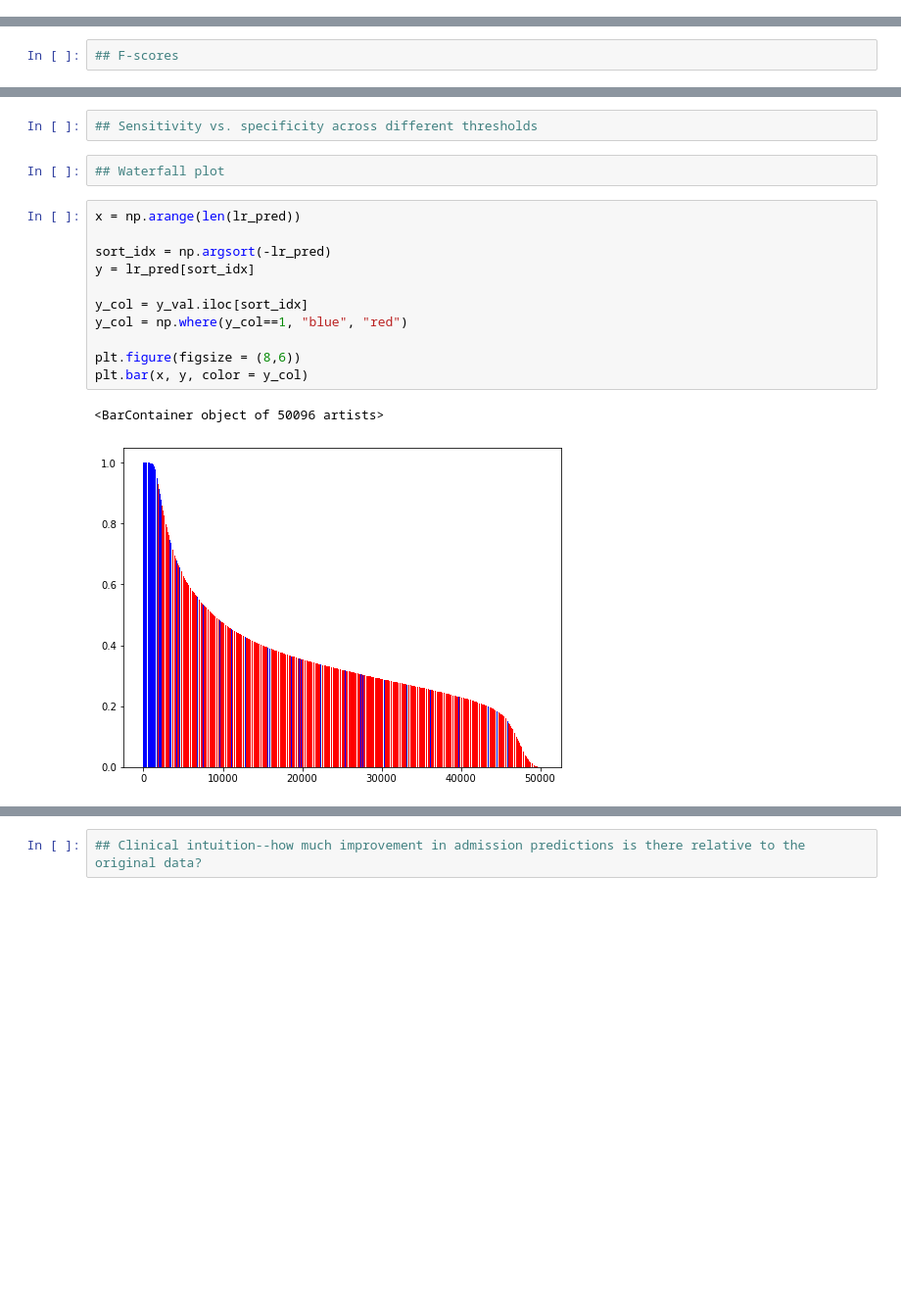
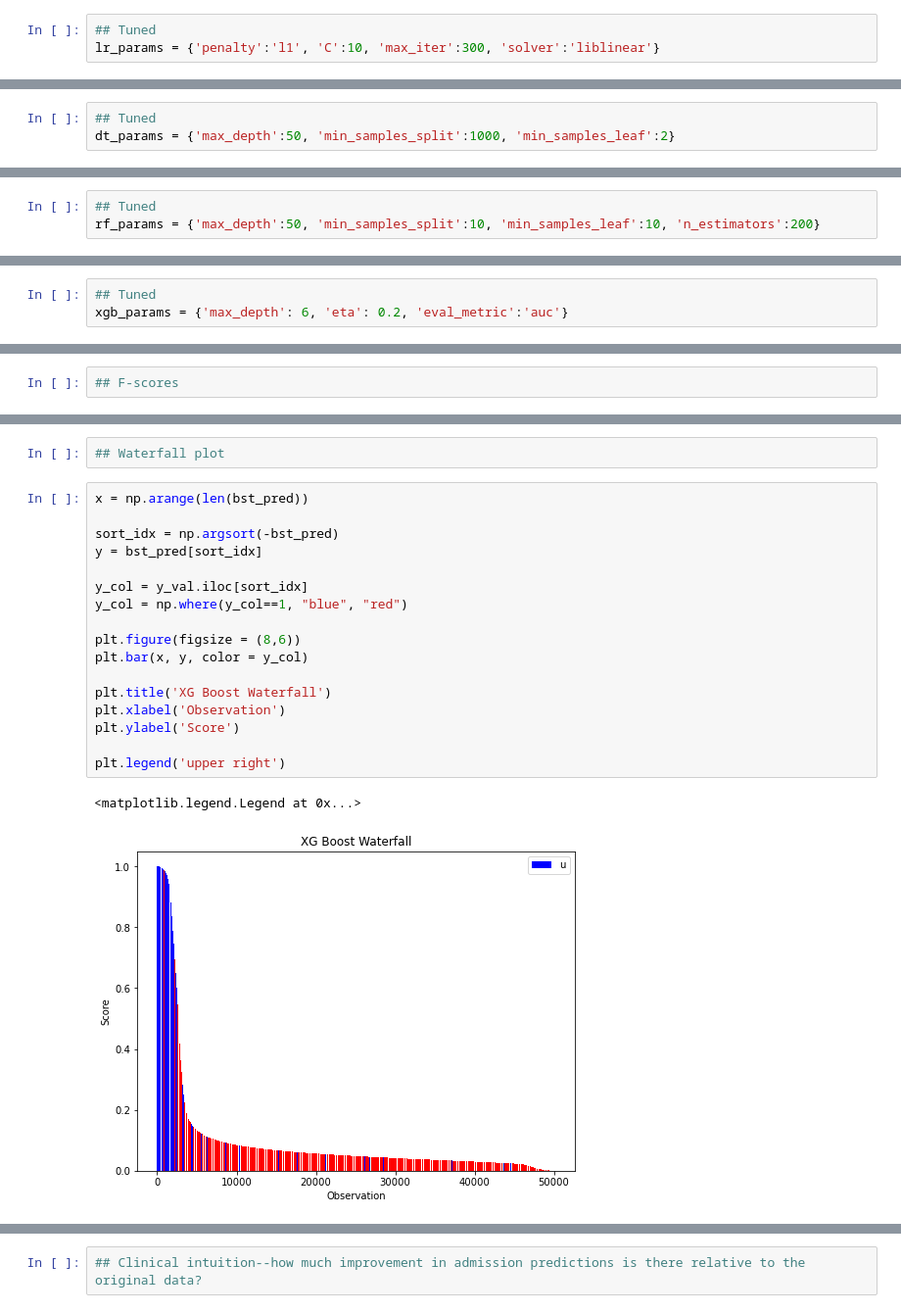
Before and after one commit to sjo302/Capstone, a Jupyter notebook: Notebooks/10_models.ipynb, the cells around one changed output, grey strips where cells are left out. Shown: that part at 98% size. Saved outputs shown, nothing was run; the diff lists cells and outputs as text; blank space fills up the shorter version.

Commit message:
Update figures with tuned models

```diff
--- a/Notebooks/10_models.ipynb
+++ b/Notebooks/10_models.ipynb
@@ -95,3 +84,6 @@ lr_params = {'penalty':'l2', 'C':1.0, 'max_iter':100, 'solver':'liblinear'}
+# %%
+## Tuned
+lr_params = {'penalty':'l1', 'C':10, 'max_iter':300, 'solver':'liblinear'}
 # %% [markdown]
 #### Decision Tree
 # %%
@@ -98,4 +91,7 @@ lr_params = {'penalty':'l2', 'C':1.0, 'max_iter':100, 'solver':'liblinear'}
 dt_params = {'max_depth':None, 'min_samples_split':2, 'min_samples_leaf':1}
+# %%
+## Tuned
+dt_params = {'max_depth':50, 'min_samples_split':1000, 'min_samples_leaf':2}
 # %% [markdown]
 #### Random Forest
 # %%
@@ -102,3 +99,6 @@ dt_params = {'max_depth':None, 'min_samples_split':2, 'min_samples_leaf':1}
 rf_params = {'max_depth':None, 'min_samples_split':2, 'min_samples_leaf':1}
+# %%
+## Tuned
+rf_params = {'max_depth':50, 'min_samples_split':10, 'min_samples_leaf':10, 'n_estimators':200}
 # %% [markdown]
 #### XG Boost
@@ -109,3 +108,6 @@ xgb_params = {'max_depth': 6, 'eta': 0.3, 'eval_metric':'auc'}
+# %%
+## Tuned
+xgb_params = {'max_depth': 6, 'eta': 0.2, 'eval_metric':'auc'}
 # %% [markdown]
 #### Full parameter dictionary
 # %%
@@ -281,18 +266,22 @@ plt.legend(loc = 'lower left')
-# %%
-## Sensitivity vs. specificity across different thresholds
 # %%
 ## Waterfall plot
 # %%
-x = np.arange(len(lr_pred))
+x = np.arange(len(bst_pred))
 
-sort_idx = np.argsort(-lr_pred)
-y = lr_pred[sort_idx]
+sort_idx = np.argsort(-bst_pred)
+y = bst_pred[sort_idx]
 
 y_col = y_val.iloc[sort_idx]
 y_col = np.where(y_col==1, "blue", "red")
 
 plt.figure(figsize = (8,6))
 plt.bar(x, y, color = y_col)
+
+plt.title('XG Boost Waterfall')
+plt.xlabel('Observation')
+plt.ylabel('Score')
+
+plt.legend('upper right')
 # %% [output]
-<BarContainer object of 50096 artists>
+<matplotlib.legend.Legend at 0x...>
-[figure, old version]
+[figure, new version]
```
Also changed, not shown: parts of 30 cells of this notebook.
